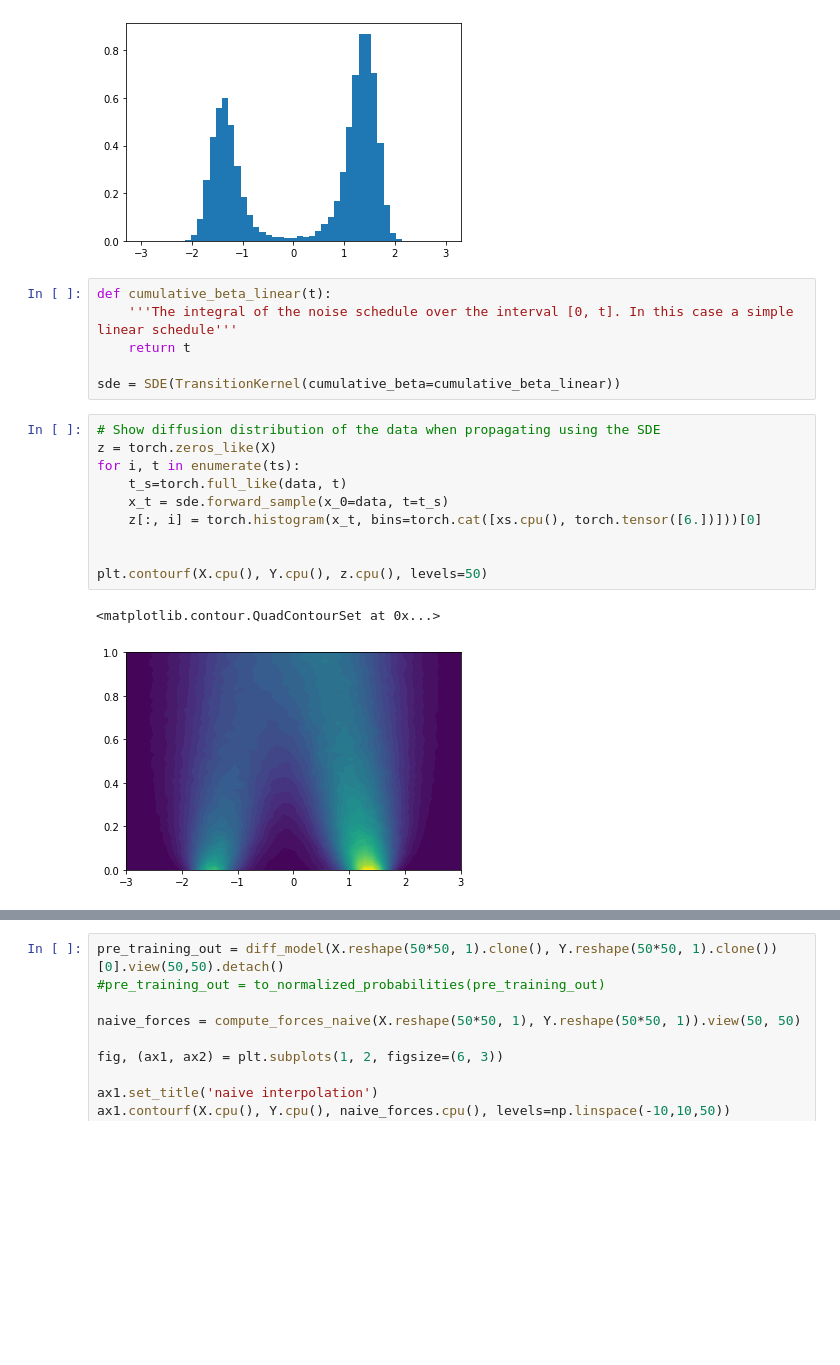
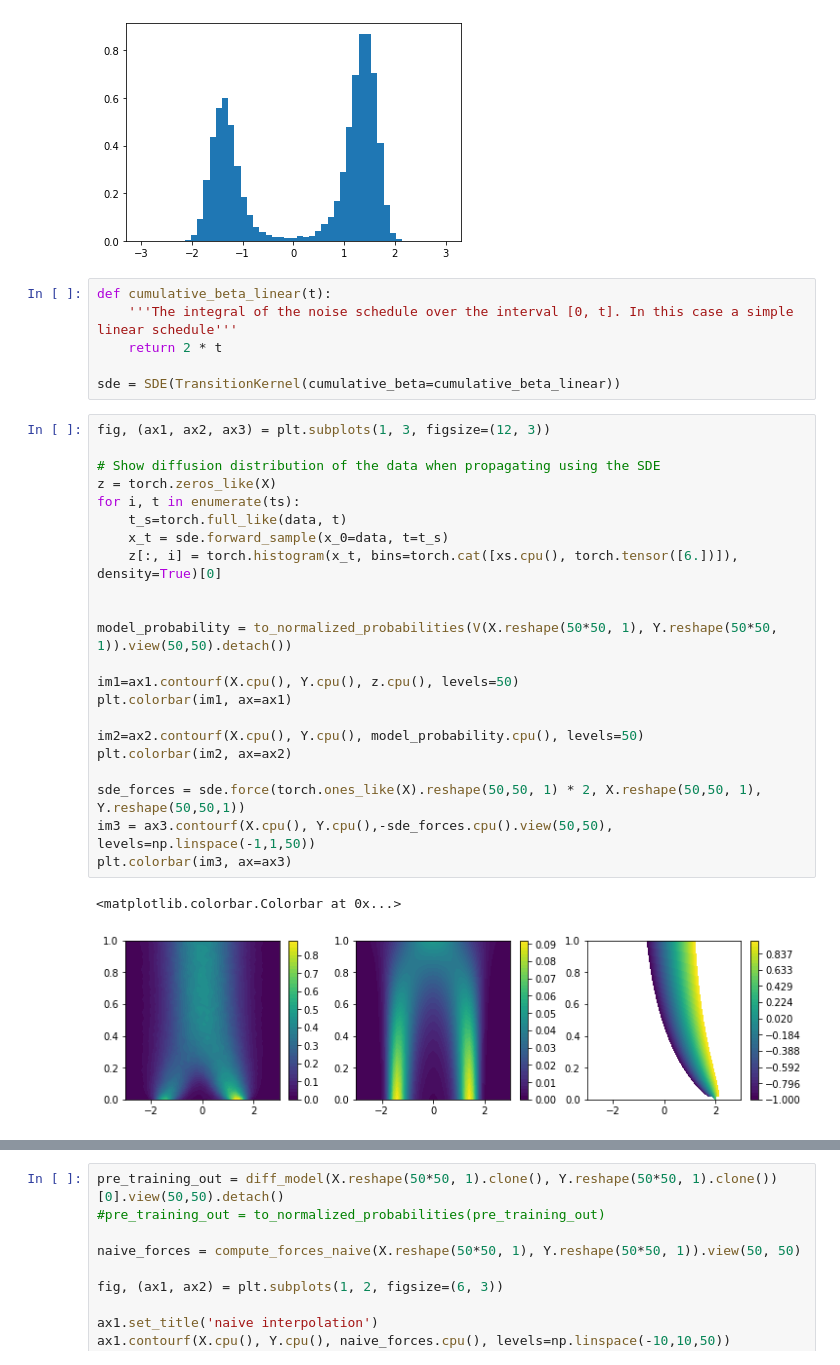
Before and after one commit to MaaikeG/diff_model_test, a Jupyter notebook: double_well.ipynb, the cells around one changed output, grey strips where cells are left out. Saved outputs shown, nothing was run; the diff lists cells and outputs as text; blank space fills up the shorter version.

```diff
--- a/double_well.ipynb
+++ b/double_well.ipynb
@@ -72,22 +67,34 @@ plt.show()
 # %%
 def cumulative_beta_linear(t):
     '''The integral of the noise schedule over the interval [0, t]. In this case a simple linear schedule'''
-    return t
+    return 2 * t
 
 sde = SDE(TransitionKernel(cumulative_beta=cumulative_beta_linear))
 # %%
+fig, (ax1, ax2, ax3) = plt.subplots(1, 3, figsize=(12, 3))
+
 # Show diffusion distribution of the data when propagating using the SDE
 z = torch.zeros_like(X)
 for i, t in enumerate(ts):
     t_s=torch.full_like(data, t)
     x_t = sde.forward_sample(x_0=data, t=t_s)
-    z[:, i] = torch.histogram(x_t, bins=torch.cat([xs.cpu(), torch.tensor([6.])]))[0]
+    z[:, i] = torch.histogram(x_t, bins=torch.cat([xs.cpu(), torch.tensor([6.])]), density=True)[0]
 
 
-plt.contourf(X.cpu(), Y.cpu(), z.cpu(), levels=50)
+model_probability = to_normalized_probabilities(V(X.reshape(50*50, 1), Y.reshape(50*50, 1)).view(50,50).detach())
+
+im1=ax1.contourf(X.cpu(), Y.cpu(), z.cpu(), levels=50)
+plt.colorbar(im1, ax=ax1)
+
+im2=ax2.contourf(X.cpu(), Y.cpu(), model_probability.cpu(), levels=50)
+plt.colorbar(im2, ax=ax2)
+
+sde_forces = sde.force(torch.ones_like(X).reshape(50,50, 1) * 2, X.reshape(50,50, 1), Y.reshape(50,50,1))
+im3 = ax3.contourf(X.cpu(), Y.cpu(),-sde_forces.cpu().view(50,50), levels=np.linspace(-1,1,50))
+plt.colorbar(im3, ax=ax3)
 # %% [output]
-<matplotlib.contour.QuadContourSet at 0x...>
+<matplotlib.colorbar.Colorbar at 0x...>
-[figure, old version]
+[figure, new version]
 # %%
 batch_size = 128
 
```
Also changed, not shown: parts of 9 cells of this notebook, 3 other files.
